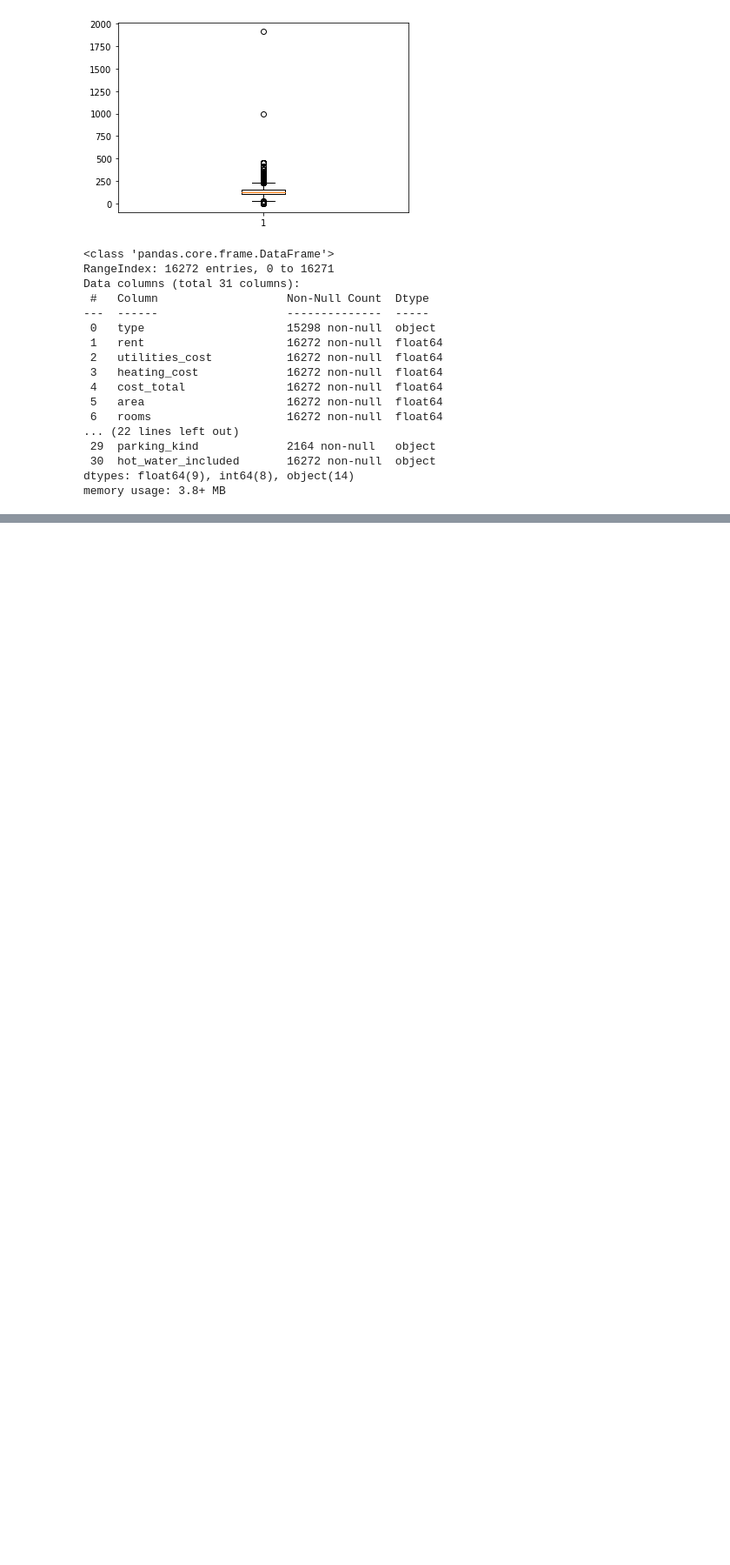
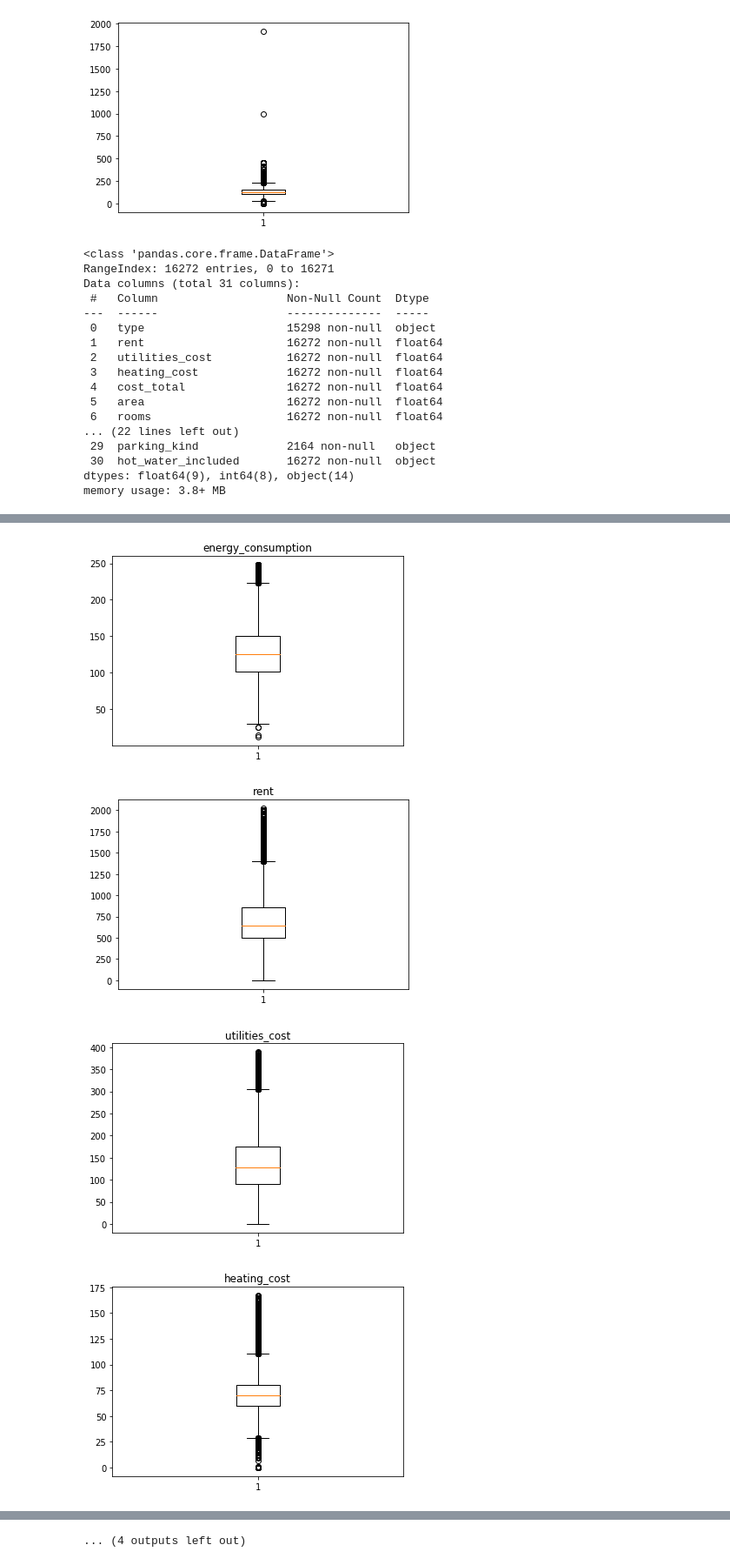
Before and after one commit to David5492/bachelorarbeit, a Jupyter notebook: _climate_change_mitigation/notebooks/playin around.ipynb, the cells around one changed output, grey strips where cells are left out. Shown at 87% size. Saved outputs shown, nothing was run; the diff lists cells and outputs as text; code cells hidden in the pictures; blank space fills up the shorter version.

```diff
--- a/_climate_change_mitigation/notebooks/playin around.ipynb
+++ b/_climate_change_mitigation/notebooks/playin around.ipynb
@@ -170,8 +170,11 @@ numericals = ['energy_consumption','rent','utilities_cost','heating_cost','cost_
                 'last_renovated','latitude','longitude','floor_act',
                 'floor_max','parking_spaces']
 
-for col in numericals:
-    _ = plt.boxplot(df[col])
-    _ = plt.title(col)
-    plt.show()
+print(df.info())
+
+
+# for col in numericals:
+#     _ = plt.boxplot(df[col])
+#     _ = plt.title(col)
+#     plt.show()
 # %% [output]
@@ -218,10 +225,13 @@ contains_outliers = ['energy_consumption','rent','utilities_cost','heating_cost'
                      'cost_total','area']
 
 df_outliers = df[contains_outliers]
-df = df.fillna(df.median())
+df_outliers = df_outliers.fillna(df.median())
 
 print(df.shape)
 print(df_outliers[(np.abs(stats.zscore(df_outliers)) < 3).all(axis=1)].shape)
+
+test_df = df[(np.abs(stats.zscore(df_outliers)) < 3).all(axis=1)]
+print(test_df.shape)
 # %% [output]
 (16272, 31)
 (15383, 6)
@@ -227,0 +239,15 @@ print(df_outliers[(np.abs(stats.zscore(df_outliers)) < 3).all(axis=1)].shape)
+# %%
+numericals = ['energy_consumption','rent','utilities_cost','heating_cost','cost_total',
+                'area','rooms','bedrooms','bathrooms','year_built',
+                'last_renovated','latitude','longitude','floor_act',
+                'floor_max','parking_spaces']
+
+for col in numericals:
+    _ = plt.boxplot(test_df[col])
+    _ = plt.title(col)
+    plt.show()
+# %% [output]
+[figure, added]
+[figure, added]
+[figure, added]
+[figure, added]
@@ -227,0 +262 @@ print(df_outliers[(np.abs(stats.zscore(df_outliers)) < 3).all(axis=1)].shape)
+... (4 outputs left out)
```
Also changed, not shown: parts of 7 cells of this notebook, 5 other files.
